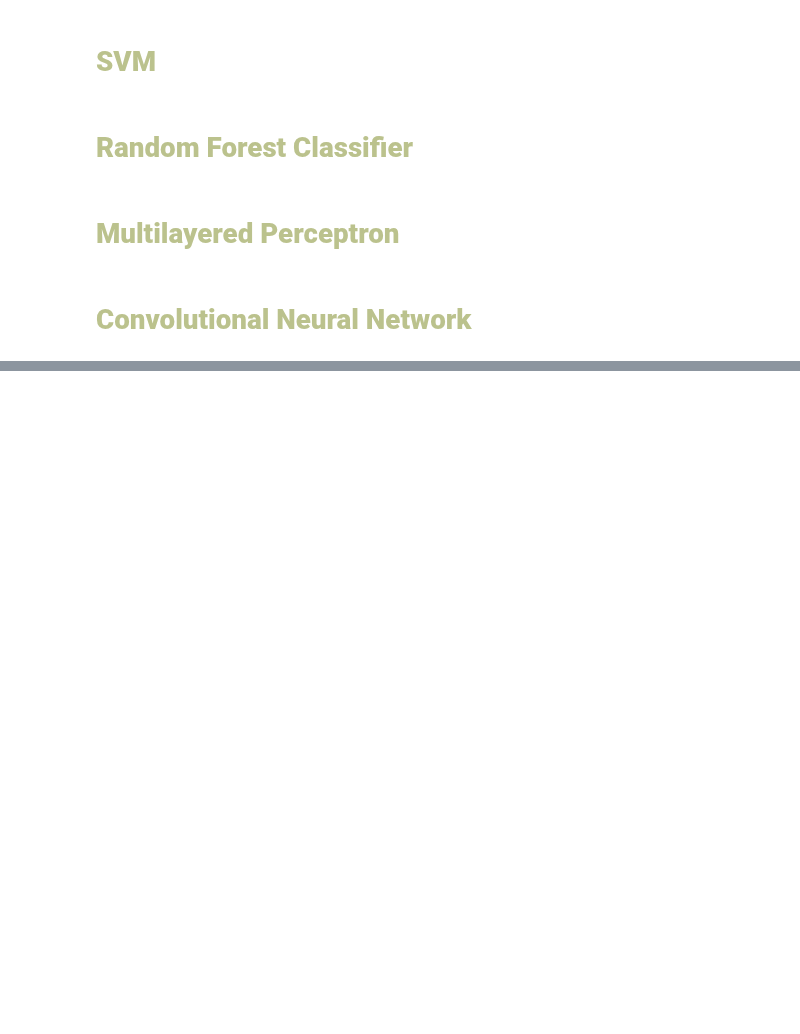
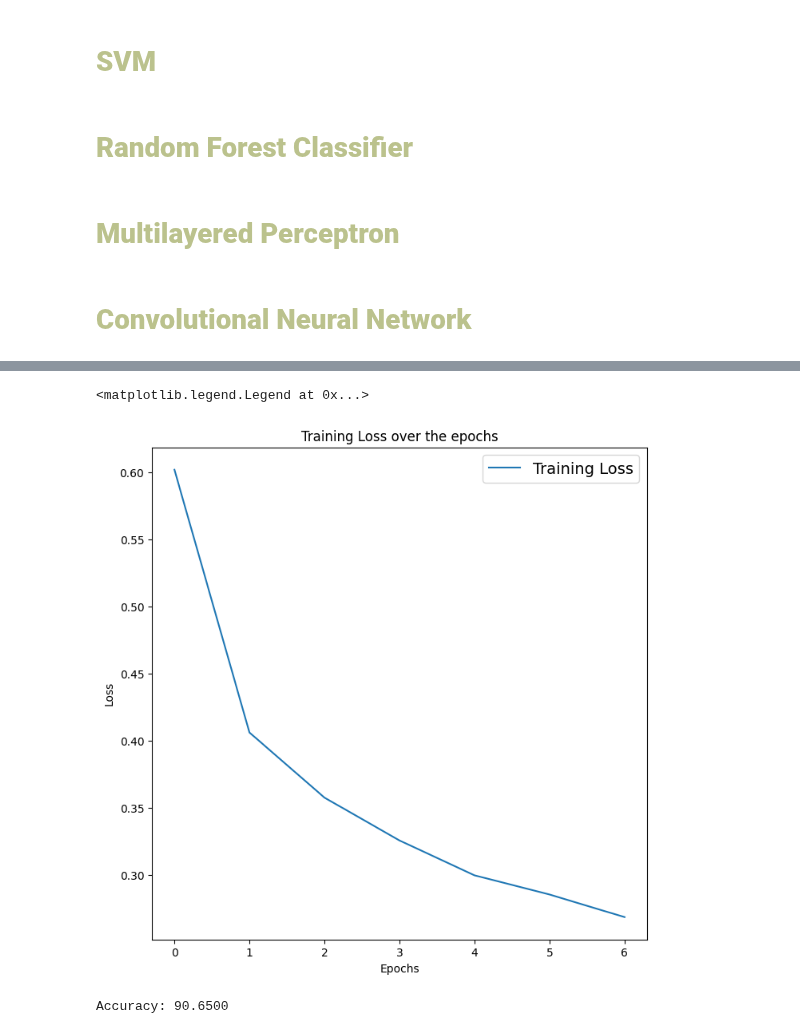
Before and after one commit to ch0fas/ML_Projects, a Jupyter notebook: fashion_mnist.ipynb, the cells around one changed output, grey strips where cells are left out. Cells and saved outputs as stored; diff of their text form; code cells hidden in the pictures; blank space fills up the shorter version.

Commit message:
CNN model should be done  o7

```diff
--- a/fashion_mnist.ipynb
+++ b/fashion_mnist.ipynb
@@ -81,0 +167,33 @@ plt.show()
+# %%
+# Training model
+
+criterion = nn.CrossEntropyLoss()
+optimizer = torch.optim.Adam(model.parameters(), lr=0.001)
+
+# Lists for visualization later
+train_loss = []
+
+# Training loop
+
+EPOCHS = 7 # Doing trial and error testing, 7 appears to be the sweet spot in the number of epochs to avoid overfitting the model
+for epoch in range(EPOCHS):
+    start_time = time.time()
+    model.train()
+    running_loss = 0
+    for i, (images, labels) in enumerate(trainloader):
+        images, labels = images.to(device), labels.to(device)
+
+        optimizer.zero_grad()
+
+        outputs = model(images)
+        loss = criterion(outputs, labels)
+
+        loss.backward()
+        optimizer.step()
+
+        running_loss += loss.item()
+
+    training_loss = running_loss/len(trainloader)
+    train_loss.append(training_loss)
+
+    print(f'Epoch: {epoch + 1}. Loss {training_loss:.2f}. Time Taken: {(time.time() - start_time):.2f}')
@@ -81,0 +208,30 @@ plt.show()
+# %%
+# Training loss over time
+
+plt.figure(figsize=(8,8))
+plt.title("Training Loss over the epochs")
+plt.plot(train_loss, label="Training Loss")
+plt.xlabel("Epochs")
+plt.ylabel("Loss")
+plt.legend(fontsize=14)
+# %% [output]
+<matplotlib.legend.Legend at 0x...>
+[figure, added]
+# %%
+# Model evaluation
+model.eval()
+correct = 0
+total = 0
+
+with torch.no_grad():
+    for images, labels in testloader:
+        images, labels = images.to(device), labels.to(device)
+        outputs = model(images)
+        _, predicted = torch.max(outputs.data, 1)
+        total += labels.size(0)
+        correct += (predicted == labels).sum().item()
+
+accuracy = 100 * (correct / total)
+print(f"Accuracy: {accuracy:.4f}")
+# %% [output]
+Accuracy: 90.6500
```
Also changed, not shown: parts of 8 cells of this notebook, 8 other files.
